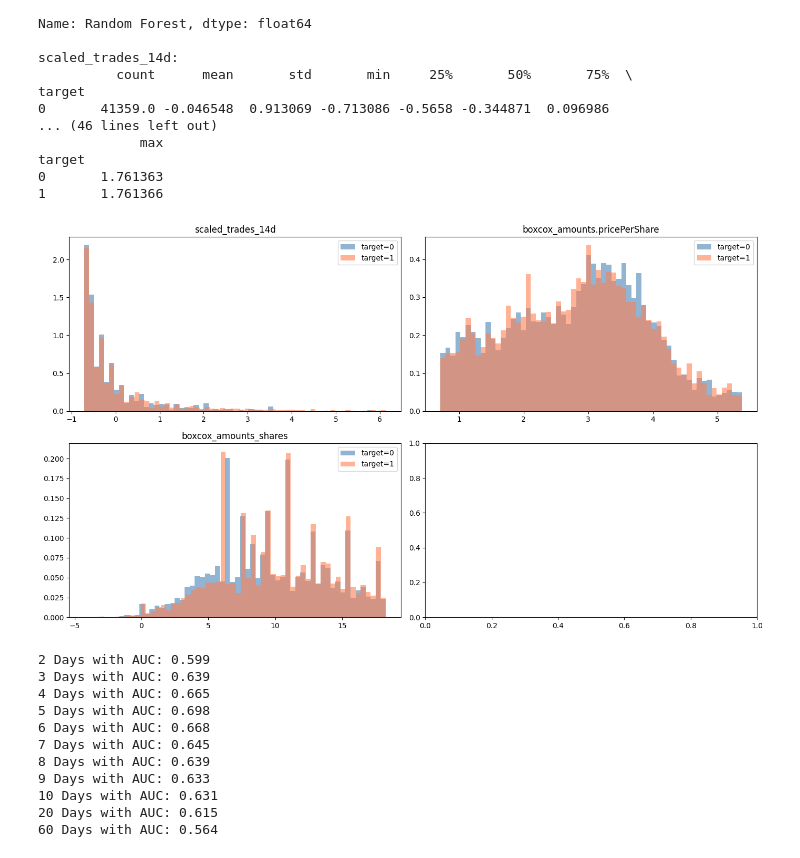
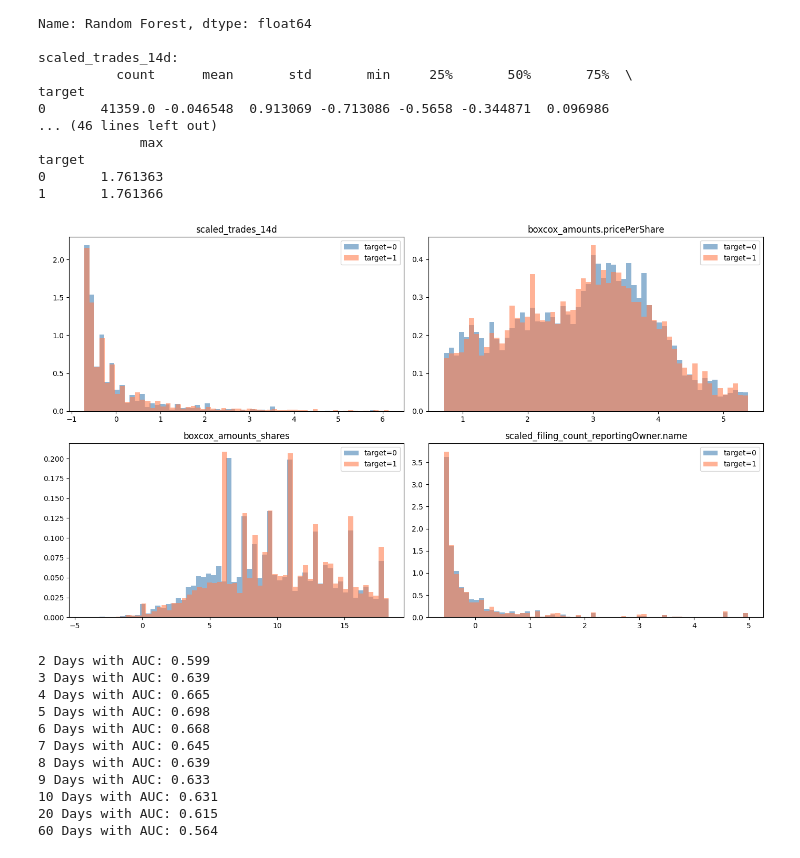
Before and after one commit to pluschka/Algorithmic-Trading-SEC-data-analysis, a Jupyter notebook: notebooks/04_model_rf_lr_xg.ipynb, the cells around one changed output. Saved outputs shown, nothing was run; the diff lists cells and outputs as text; code cells hidden in the pictures.

```diff
--- a/notebooks/04_model_rf_lr_xg.ipynb
+++ b/notebooks/04_model_rf_lr_xg.ipynb
@@ -314,22 +317,24 @@ target
 # %%
 features_to_check = [
     'scaled_trades_14d',
     'boxcox_amounts.pricePerShare',
-    'boxcox_amounts_shares'
+    'boxcox_amounts_shares',
+    'scaled_filing_count_reportingOwner.name'
 ]
 
 fig, axes = plt.subplots(2, 2, figsize=(14, 8))
 for ax, feat in zip(axes.flatten(), features_to_check):
     vals_0 = df_numeric[df_numeric['target'] == 0][feat].dropna()
     vals_1 = df_numeric[df_numeric['target'] == 1][feat].dropna()
     ax.hist(vals_0, bins=60, alpha=0.6, label='target=0', density=True, color='steelblue')
     ax.hist(vals_1, bins=60, alpha=0.6, label='target=1', density=True, color='coral')
     ax.set_title(feat)
     ax.legend()
 plt.tight_layout()
+plt.savefig(project_root / 'exports/histogram_of_features.png', dpi=500)
 plt.show()
 # %% [output]
-[figure, old version]
+[figure, new version]
 # %%
 # featur engineering: trade volume ratio, large trade flag, high activity flag, interaction term
 df_numeric['trade_volume_ratio'] = (
```
Also changed, not shown: parts of 3 cells of this notebook, 14 other files.
